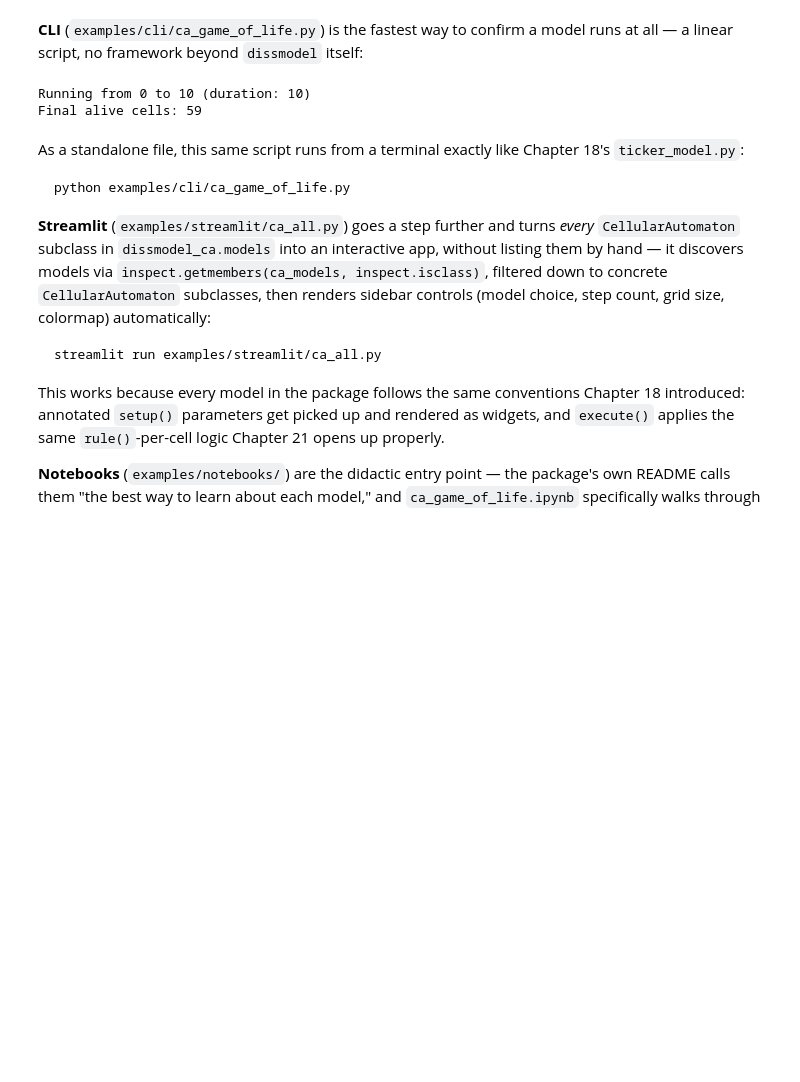
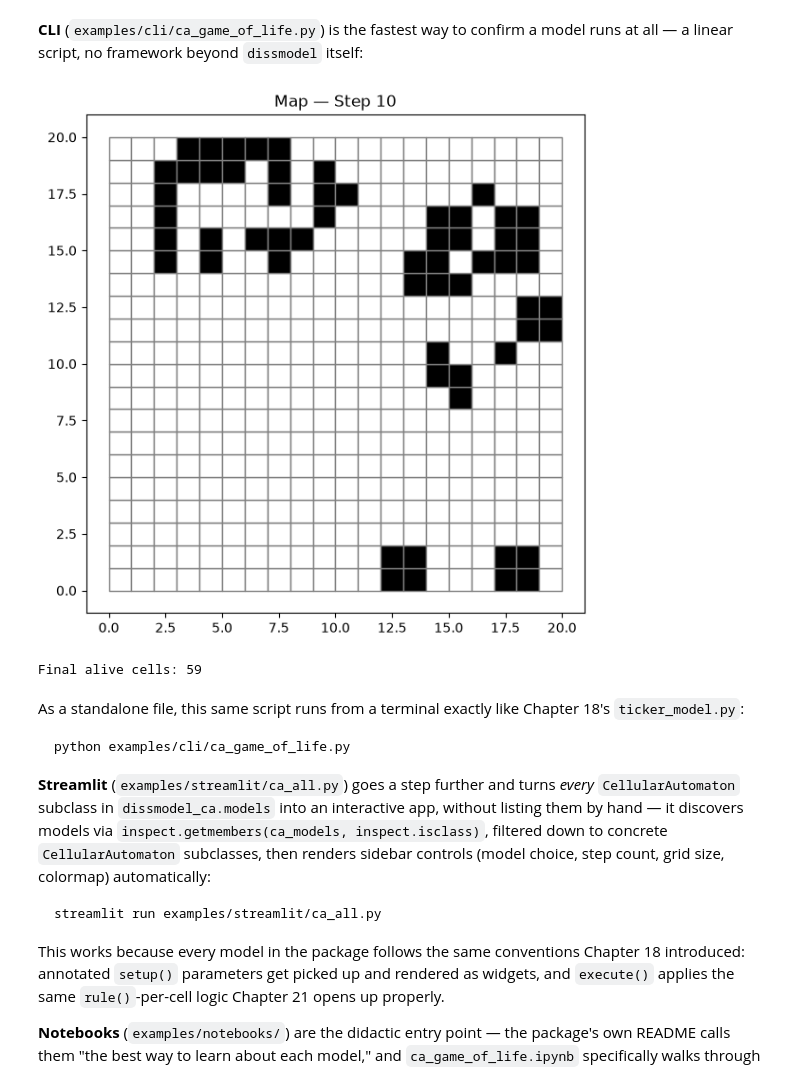
Before and after one commit to LambdaGeo/geospatial-modeling-python, a Jupyter notebook: docs/part4/ch19_building.ipynb, the cells around one changed output. Cells and saved outputs as stored; diff of their text form; code cells hidden in the pictures; blank space fills up the shorter version.

```diff
--- a/docs/part4/ch19_building.ipynb
+++ b/docs/part4/ch19_building.ipynb
@@ -51,17 +51,22 @@ Both patterns slot directly into the `venv` workflow Chapter 5 already establish
 # %%
 from dissmodel.core import Environment
 from dissmodel.geo import vector_grid
 from dissmodel_ca.models import GameOfLife
+from dissmodel.visualization import Map
+from matplotlib.colors import ListedColormap
 
-gdf = vector_grid(dimension=(20, 20), resolution=1, attrs={"state": 0})
+gdf = vector_grid(dimension=(20, 20), resolution=1, attrs={"state": 0}, crs="EPSG:31983")
 env = Environment(start_time=0, end_time=10)
 gol = GameOfLife(gdf=gdf)
 gol.initialize()  # seeds the starting alive/dead pattern
 
+cmap = ListedColormap(["white", "black"])
+Map(gdf=gdf, plot_params={"column": "state", "cmap": cmap, "ec": "gray"})
+
 env.run()
 print("Final alive cells:", int(gdf["state"].sum()))
 # %% [output]
+[figure, added]
-Running from 0 to 10 (duration: 10)
 Final alive cells: 59
 # %% [markdown]
 As a standalone file, this same script runs from a terminal exactly like Chapter 18's `ticker_model.py`:
```
Also changed, not shown: parts of 2 cells of this notebook, 2 other files.
